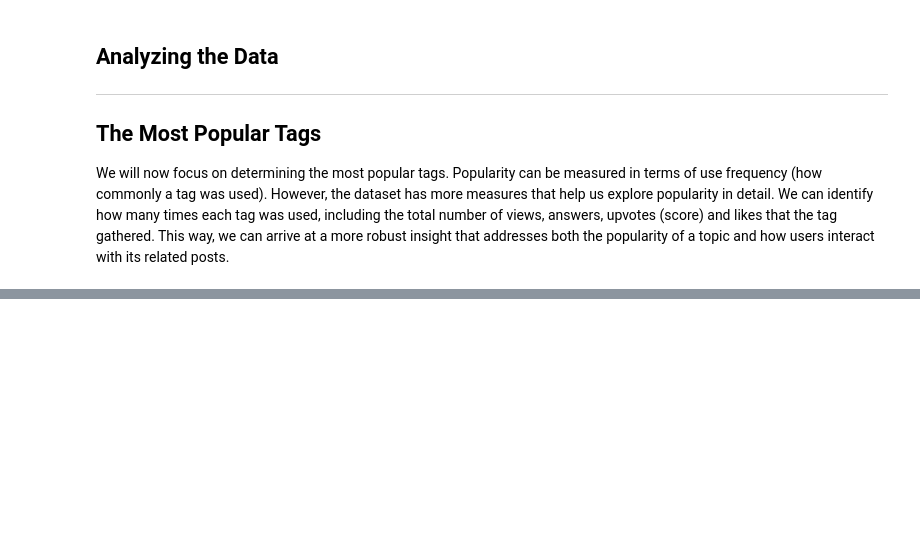
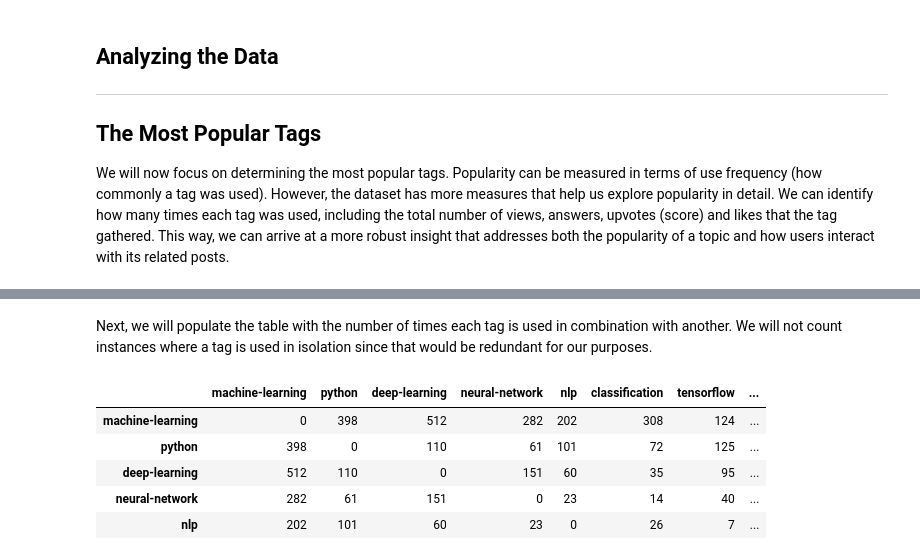
Before and after one commit to Lippins/Popular_DS_questions, a Jupyter notebook: notebook.ipynb, the cells around one changed output, grey strips where cells are left out. Cells and saved outputs as stored; diff of their text form; code cells hidden in the pictures; blank space fills up the shorter version.

```diff
--- a/notebook.ipynb
+++ b/notebook.ipynb
@@ -312,0 +355,28 @@ plt.subplots_adjust(hspace=0.3, wspace=0.3);
+# %% [markdown]
+Next, we will populate the table with the number of times each tag is used in combination with another. We will not count instances where a tag is used in isolation since that would be redundant for our purposes.
+# %%
+# Isolate records for the 10 popular tags
+popular_tags_df = questions_clean.query('TagName in @popular_tags')
+
+# Pivot the dataframe to view tag combinations
+popular_tags_df = popular_tags_df.pivot(index='Id',
+                                        columns='TagNumber',
+                                        values = 'TagName'
+                                       )
+
+# Count the different tag combinations
+for first_tag, index in zip(popular_tags_df.Tag1, popular_tags_df.index):
+    for col in ['Tag2', 'Tag3', 'Tag4', 'Tag5']:
+        next_tag = popular_tags_df.loc[index, col]
+        if not(pd.isnull(next_tag)) and not(pd.isnull(first_tag)):
+            combinations.loc[first_tag, next_tag] += 1
+            combinations.loc[next_tag, first_tag] += 1
+
+combinations.head()
+# %% [output]
+|  | machine-learning | python | deep-learning | neural-network | nlp | classification | tensorflow | ... |
+| machine-learning | 0 | 398 | 512 | 282 | 202 | 308 | 124 | ... |
+| python | 398 | 0 | 110 | 61 | 101 | 72 | 125 | ... |
+| deep-learning | 512 | 110 | 0 | 151 | 60 | 35 | 95 | ... |
+| neural-network | 282 | 61 | 151 | 0 | 23 | 14 | 40 | ... |
+| nlp | 202 | 101 | 60 | 23 | 0 | 26 | 7 | ... |
```
Also changed, not shown: parts of 14 cells of this notebook.
